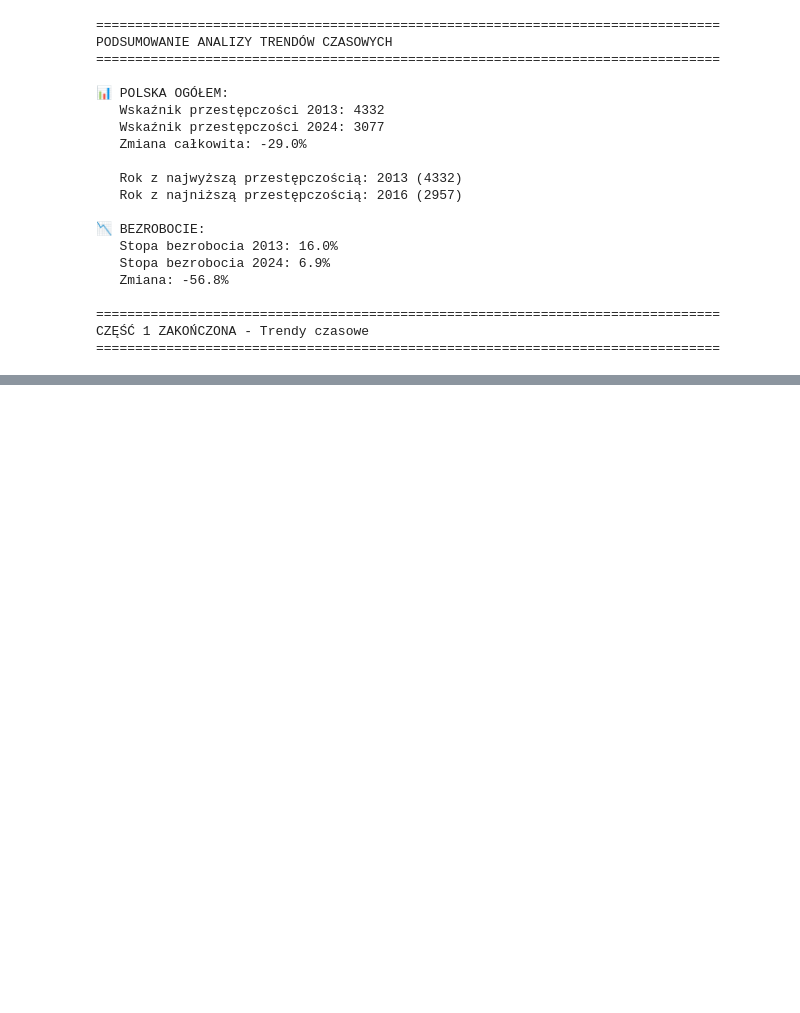
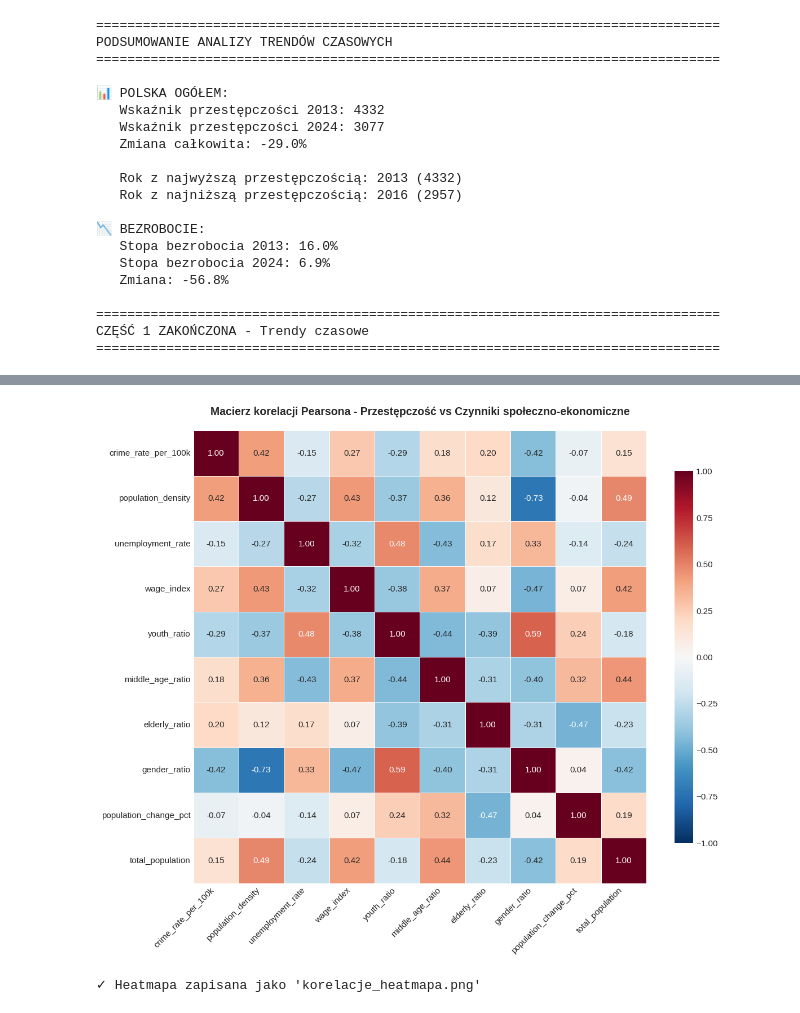
Before and after one commit to imizgun/polish-crimes-eda, a Jupyter notebook: polish_crimes_eda.ipynb, the cells around one changed output, grey strips where cells are left out. Saved outputs shown, nothing was run; the diff lists cells and outputs as text; code cells hidden in the pictures; blank space fills up the shorter version.

Commit message:
socio-economics correlation

```diff
--- a/polish_crimes_eda.ipynb
+++ b/polish_crimes_eda.ipynb
@@ -394,0 +442,18 @@ CZĘŚĆ 1 ZAKOŃCZONA - Trendy czasowe
+# %%
+print("\n" + "="*80)
+print("MACIERZ KORELACJI")
+print("="*80)
+
+# Obliczenie macierzy korelacji Pearsona
+correlation_matrix = df_corr.corr()
+
+# Korelacje z crime_rate_per_100k
+correlations_with_target = correlation_matrix[target].sort_values(ascending=False)
+
+print("\n--- Korelacje z wskaźnikiem przestępczości ---")
+print(correlations_with_target)
+
+# Najsilniejsze korelacje (absolutne wartości)
+print("\n--- TOP 5 najsilniejszych korelacji (|r|) ---")
+abs_correlations = correlations_with_target.abs().sort_values(ascending=False)
+print(abs_correlations.head(6)[1:])  # Pomijamy samą zmienną target
@@ -394,0 +478,30 @@ CZĘŚĆ 1 ZAKOŃCZONA - Trendy czasowe
+# %%
+fig, ax = plt.subplots(figsize=(12, 10))
+
+# Tworzenie heatmapy
+sns.heatmap(correlation_matrix,
+            annot=True,           # Pokazuj wartości
+            fmt='.2f',            # Format liczb
+            cmap='RdBu_r',        # Kolory: czerwony (dodatnia) - biały - niebieski (ujemna)
+            center=0,             # Środek skali na 0
+            square=True,          # Kwadratowe komórki
+            linewidths=0.5,       # Linie między komórkami
+            cbar_kws={"shrink": 0.8},
+            vmin=-1, vmax=1,      # Zakres od -1 do 1
+            ax=ax)
+
+ax.set_title('Macierz korelacji Pearsona - Przestępczość vs Czynniki społeczno-ekonomiczne',
+             fontsize=14, fontweight='bold', pad=20)
+
+# Rotacja etykiet
+plt.xticks(rotation=45, ha='right')
+plt.yticks(rotation=0)
+
+plt.tight_layout()
+plt.savefig('./output/imgs/korelacje_heatmapa.png', dpi=300, bbox_inches='tight')
+plt.show()
+
+print("\n✓ Heatmapa zapisana jako 'korelacje_heatmapa.png'")
+# %% [output]
+[figure, added]
+✓ Heatmapa zapisana jako 'korelacje_heatmapa.png'
```
Also changed, not shown: parts of 14 cells of this notebook, 3 other files.
